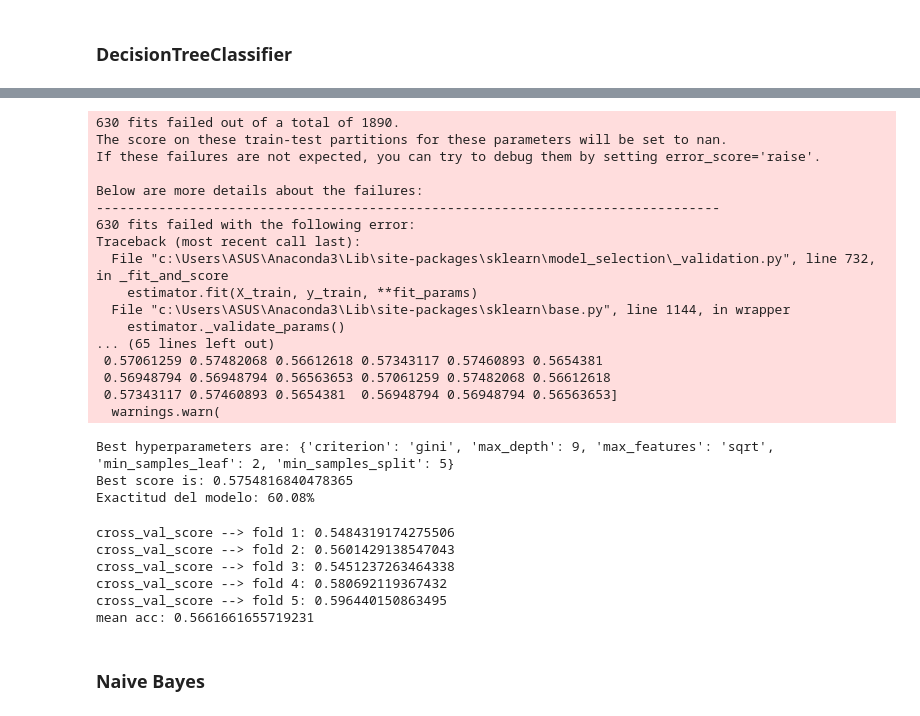
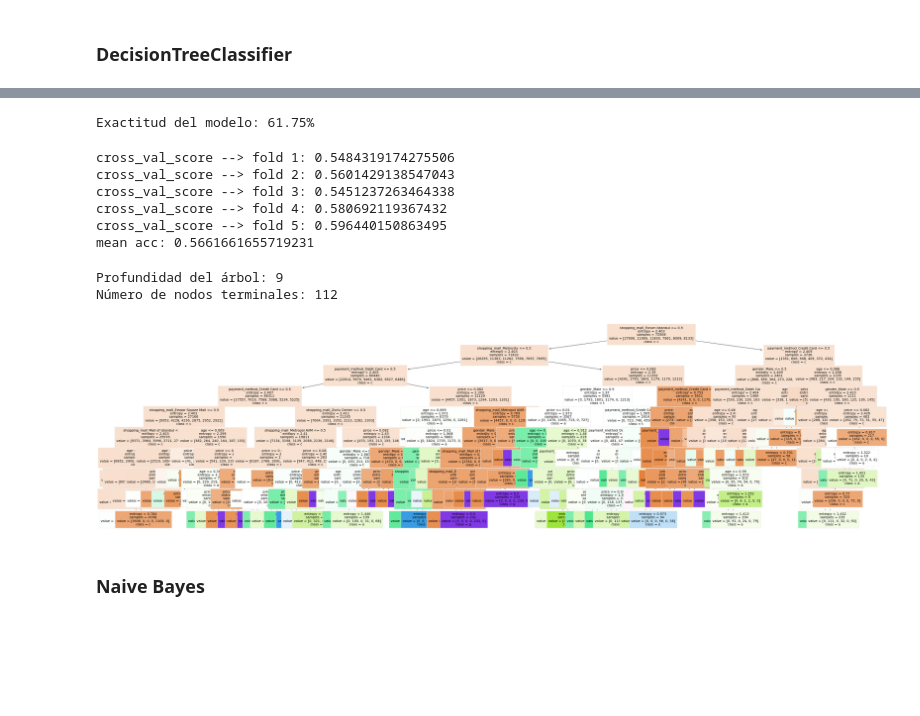
Before and after one commit to Mdm2016/Monografia-udea-cohorte-5, a Jupyter notebook: entregable_ii/4.modelos.ipynb, the cells around one changed output, grey strips where cells are left out. Cells and saved outputs as stored; diff of their text form; code cells hidden in the pictures; blank space fills up the shorter version.

Commit message:
feat: arbol de decision

```diff
--- a/entregable_ii/4.modelos.ipynb
+++ b/entregable_ii/4.modelos.ipynb
@@ -108,0 +124,15 @@ Exactitud del modelo: 100.00%
+# %%
+# Initializing GridSearchCV() object and fitting it with hyperparameters
+forest_params_ = [
+    {'n_estimators': [10,20],
+     'max_depth': np.arange(5,15),
+     'max_features': np.arange(5,14)}
+]
+# %%
+clf_ = GridSearchCV(rfc_, forest_params_, cv=5, scoring='accuracy')
+# %%
+clf_.fit(x_train, y_train)
+
+# Getting the Best Hyperparameters
+print('Best hyperparameters are: '+str(clf_.best_params_))
+print('Best score is: ' +str(clf_.best_score_))
@@ -154,0 +197,10 @@ mean acc: 0.997141722905915
+# %%
+# Initializing GridSearchCV() object and fitting it with hyperparameters
+param_grid = {
+    'max_features': ['auto', 'sqrt', 'log2'],
+    'ccp_alpha': [0.1, .01, .001],
+    'max_depth' :  np.arange(3, 10),
+    'criterion' :['gini', 'entropy'],
+    'min_samples_leaf': [1, 2, 4],
+    'min_samples_split': [2, 5, 10],
+}
@@ -155,45 +218,13 @@ mean acc: 0.997141722905915
 # %%
-# Building Decision Tree Classifier
-tree_clas = DecisionTreeClassifier(random_state=1024)
-# Initializing GridSearchCV() object and fitting it with hyperparameters
-param_grid = {'max_features': ['auto', 'sqrt', 'log2'],
-              'ccp_alpha': [0.1, .01, .001],
-              'max_depth' :  np.arange(3, 10),
-              'criterion' :['gini', 'entropy'],
-              'min_samples_leaf': [1, 2, 4],
-              'min_samples_split': [2, 5, 10],
-             }
-dec_tree  = GridSearchCV(estimator=tree_clas, param_grid=param_grid, cv=5)
-dec_tree.fit(x_train, y_train)
-# Getting the Best Hyperparameters
-print('Best hyperparameters are: '+str(dec_tree.best_params_))
-print('Best score is: ' +str(dec_tree.best_score_))
 # Getting the Best model
 best_tree = dec_tree.best_estimator_
 y_pred_tree = best_tree.predict(x_test)
+
 accuracy_tree = metrics.accuracy_score(y_test, y_pred_tree)
+
 print("Exactitud del modelo: {:.2f}%".format(accuracy_tree * 100))
 # %% [output]
-630 fits failed out of a total of 1890.
-The score on these train-test partitions for these parameters will be set to nan.
-If these failures are not expected, you can try to debug them by setting error_score='raise'.
-
-Below are more details about the failures:
---------------------------------------------------------------------------------
-630 fits failed with the following error:
-Traceback (most recent call last):
-  File "c:\Users\ASUS\Anaconda3\Lib\site-packages\sklearn\model_selection\_validation.py", line 732, in _fit_and_score
-    estimator.fit(X_train, y_train, **fit_params)
-  File "c:\Users\ASUS\Anaconda3\Lib\site-packages\sklearn\base.py", line 1144, in wrapper
-    estimator._validate_params()
-... (65 lines left out)
- 0.57061259 0.57482068 0.56612618 0.57343117 0.57460893 0.5654381
- 0.56948794 0.56948794 0.56563653 0.57061259 0.57482068 0.56612618
- 0.57343117 0.57460893 0.5654381  0.56948794 0.56948794 0.56563653]
-  warnings.warn(
+Exactitud del modelo: 61.75%
-Best hyperparameters are: {'criterion': 'gini', 'max_depth': 9, 'max_features': 'sqrt', 'min_samples_leaf': 2, 'min_samples_split': 5}
-Best score is: 0.5754816840478365
-Exactitud del modelo: 60.08%
 # %%
 # Cross validation
 scores_tree = cross_val_score(best_tree, x_train, y_train, cv=5)
@@ -207,6 +238,23 @@ cross_val_score --> fold 3: 0.5451237263464338
 cross_val_score --> fold 4: 0.580692119367432
 cross_val_score --> fold 5: 0.596440150863495
 mean acc: 0.5661661655719231
+# %%
+fig, ax = plt.subplots(figsize=(28, 8))
+
+print(f"Profundidad del árbol: {best_tree.get_depth()}")
+print(f"Número de nodos terminales: {best_tree.get_n_leaves()}")
+
+plot = plot_tree(decision_tree=best_tree,
+                 feature_names=x.columns,
+                 class_names='category',
+                 filled=True,
+                 impurity=True,
+                 fontsize=7,
+                 ax=ax)
+# %% [output]
+Profundidad del árbol: 9
+Número de nodos terminales: 112
+[figure, added]
 # %% [markdown]
 ### Naive Bayes
 # %%
```
Also changed, not shown: parts of 33 cells of this notebook.
